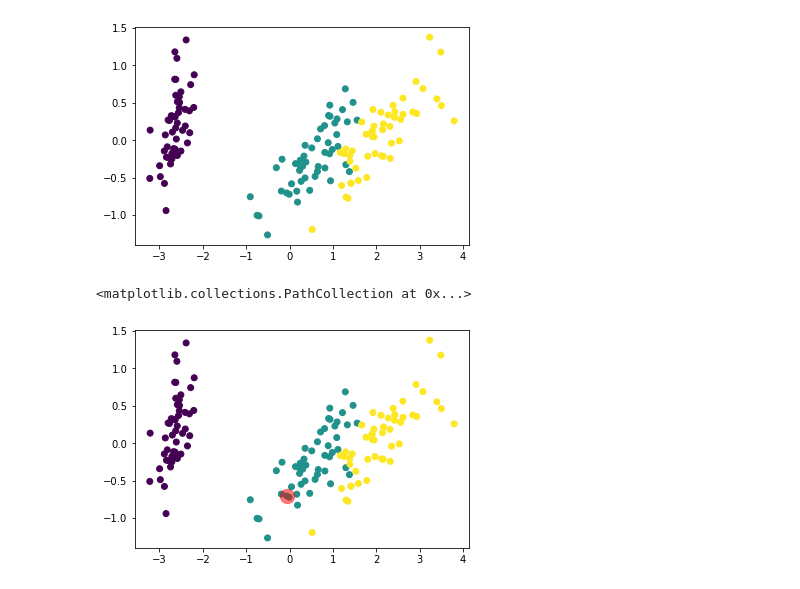
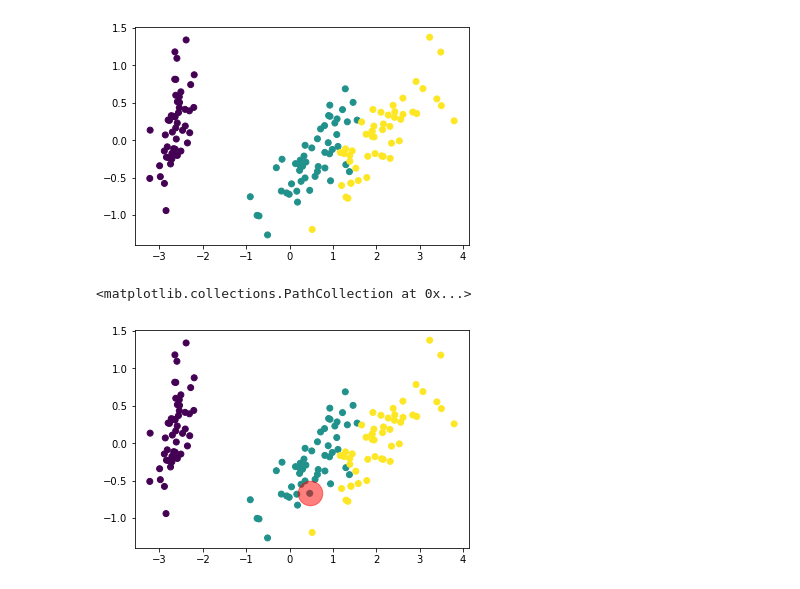
Before and after one commit to Clapiniella/data_science_jun_2020, a Jupyter notebook: week10/day3/theory/PCA.ipynb, the cells around one changed output. Drawn from its saved outputs; the diff is of its cells as text; code cells hidden in the pictures.

```diff
--- a/week10/day3/theory/PCA.ipynb
+++ b/week10/day3/theory/PCA.ipynb
@@ -59,2 +69,5 @@ PCA(n_components=2)
 # %%
 X = pca.transform(iris.data)
+# %%
+X = pca.fit_transform(iris.data)
+X
@@ -67,7 +98,7 @@ plt.scatter(X[:, 0], X[:, 1], c=iris.target)
 [figure]
 # %%
 plt.scatter(X[:, 0], X[:, 1], c=iris.target)
-plt.scatter([X[80][0]], [X[80][1]], s=200, c=["r"], alpha=0.5)
+plt.scatter([X[90][0]], [X[90][1]], s=600, c=["r"], alpha=0.5)
 # %% [output]
 <matplotlib.collections.PathCollection at 0x...>
-[figure, old version]
+[figure, new version]
```
Also changed, not shown: parts of 8 cells of this notebook, 1 other file.
